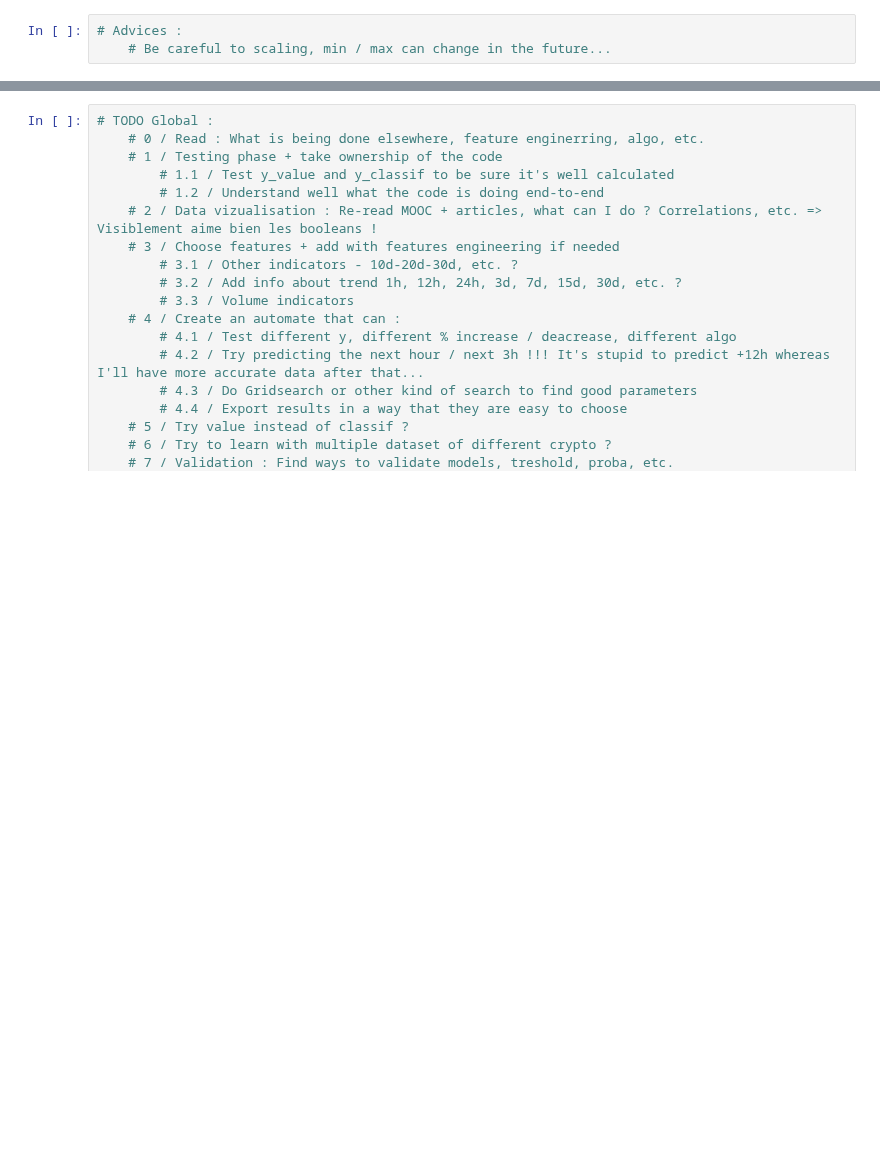
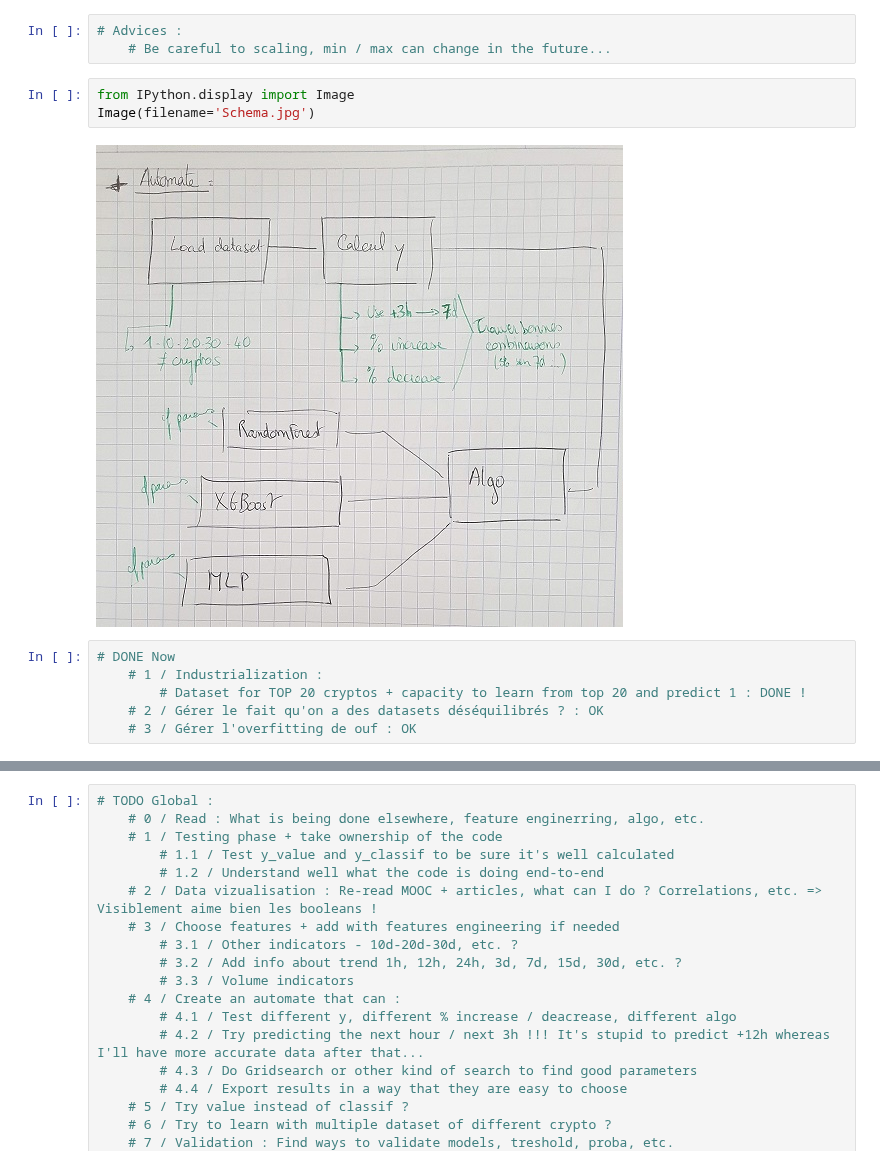
Before and after one commit to cysacenda/algocryptos, a Jupyter notebook: notebooks/ML/algocryptos_global.ipynb, the cells around one changed output, grey strips where cells are left out. Cells and saved outputs as stored; diff of their text form; blank space fills up the shorter version.

```diff
--- a/notebooks/ML/algocryptos_global.ipynb
+++ b/notebooks/ML/algocryptos_global.ipynb
@@ -8,5 +8,16 @@
 # %%
 # Advices :
     # Be careful to scaling, min / max can change in the future...
+# %%
+from IPython.display import Image
+Image(filename='Schema.jpg')
+# %% [output]
+[figure, added]
+# %%
+# DONE Now
+    # 1 / Industrialization :
+        # Dataset for TOP 20 cryptos + capacity to learn from top 20 and predict 1 : DONE !
+    # 2 / Gérer le fait qu'on a des datasets déséquilibrés ? : OK
+    # 3 / Gérer l'overfitting de ouf : OK
 # %%
 # TODO Now :
```
Also changed, not shown: parts of 11 cells of this notebook, 2 other files.
